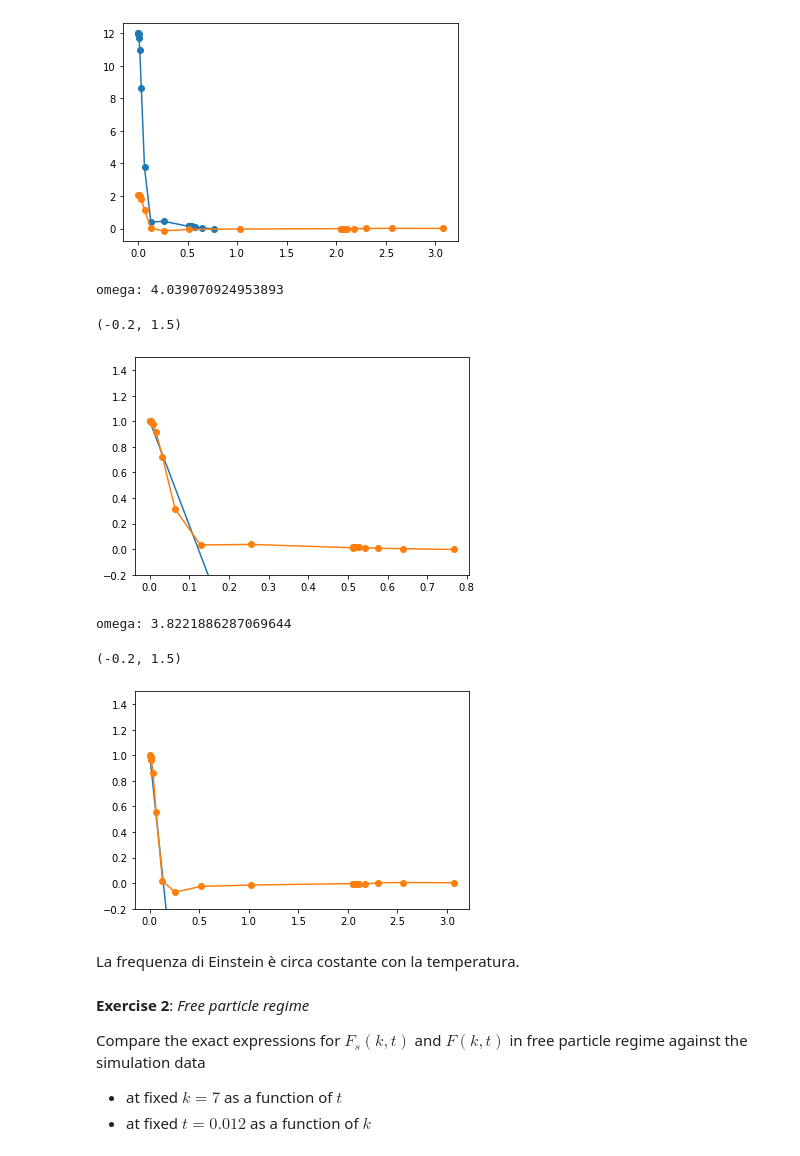
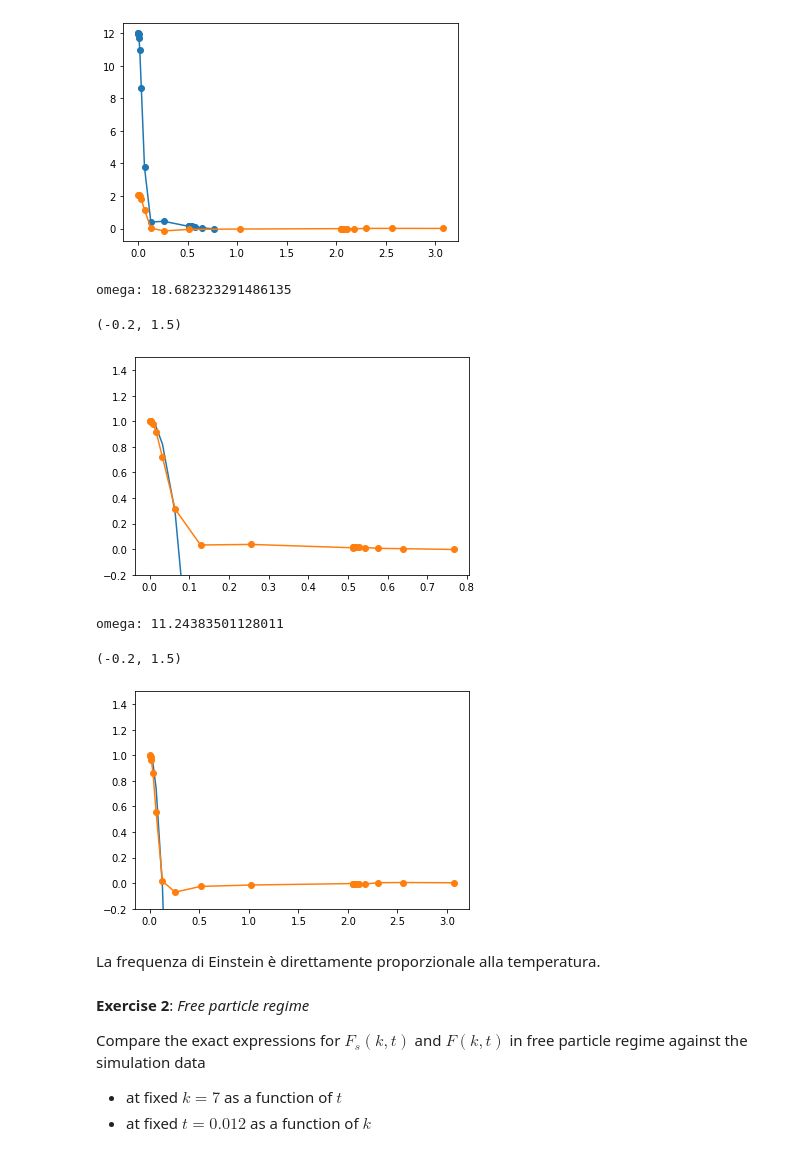
Before and after one commit to gio121212/Physics-of-disordered-systems, a Jupyter notebook: dynamics.ipynb, the cells around one changed output. Cells and saved outputs as stored; diff of their text form; code cells hidden in the pictures.

```diff
--- a/dynamics.ipynb
+++ b/dynamics.ipynb
@@ -117,33 +117,36 @@ plt.plot(cfl.grid, cfl.value, '-o', label='T=0.7')
 # %%
 from scipy.optimize import curve_fit
 
 
 def small_t(x, omega):
-    return 1- omega**2*x/2
+    data_list = []
+    for value in x:
+        data_list.append(1- omega**2*value**2/2)
+    return data_list
 
-popt, pcov = curve_fit(small_t, cfh.grid[:9], cfh.value[:9] / cfh.value[0])
+popt, pcov = curve_fit(small_t, cfh.grid[:8], cfh.value[:8] / cfh.value[0])
 print("omega:", *popt)
 # Note the *popt syntax unpacks the array into individual variables
 plt.plot(cfh.grid, small_t(cfh.grid, popt), '-')
 plt.plot(cfh.grid, cfh.value / cfh.value[0], '-o', label='T=4.0')
 plt.ylim([-0.2,1.5])
 # %% [output]
-omega: 4.039070924953893
+omega: 18.682323291486135
 (-0.2, 1.5)
-[figure, old version]
+[figure, new version]
 # %%
 popt, pcov = curve_fit(small_t, cfl.grid[:7], cfl.value[:7] / cfl.value[0])
 print("omega:", *popt)
 # Note the *popt syntax unpacks the array into individual variables
 plt.plot(cfl.grid, small_t(cfl.grid, popt), '-')
-plt.plot(cfl.grid, cfl.value / cfl.value[0], '-o', label='T=4.0')
+plt.plot(cfl.grid, cfl.value / cfl.value[0], '-o', label='T=0.7')
 plt.ylim([-0.2,1.5])
 # %% [output]
-omega: 3.8221886287069644
+omega: 11.24383501128011
 (-0.2, 1.5)
-[figure, old version]
+[figure, new version]
 # %% [markdown]
-La frequenza di Einstein è circa costante con la temperatura.
+La frequenza di Einstein è direttamente proporzionale alla temperatura.
 # %% [markdown]
 **Exercise 2**: *Free particle regime*
 
```
Also changed, not shown: parts of 1 cell of this notebook.
